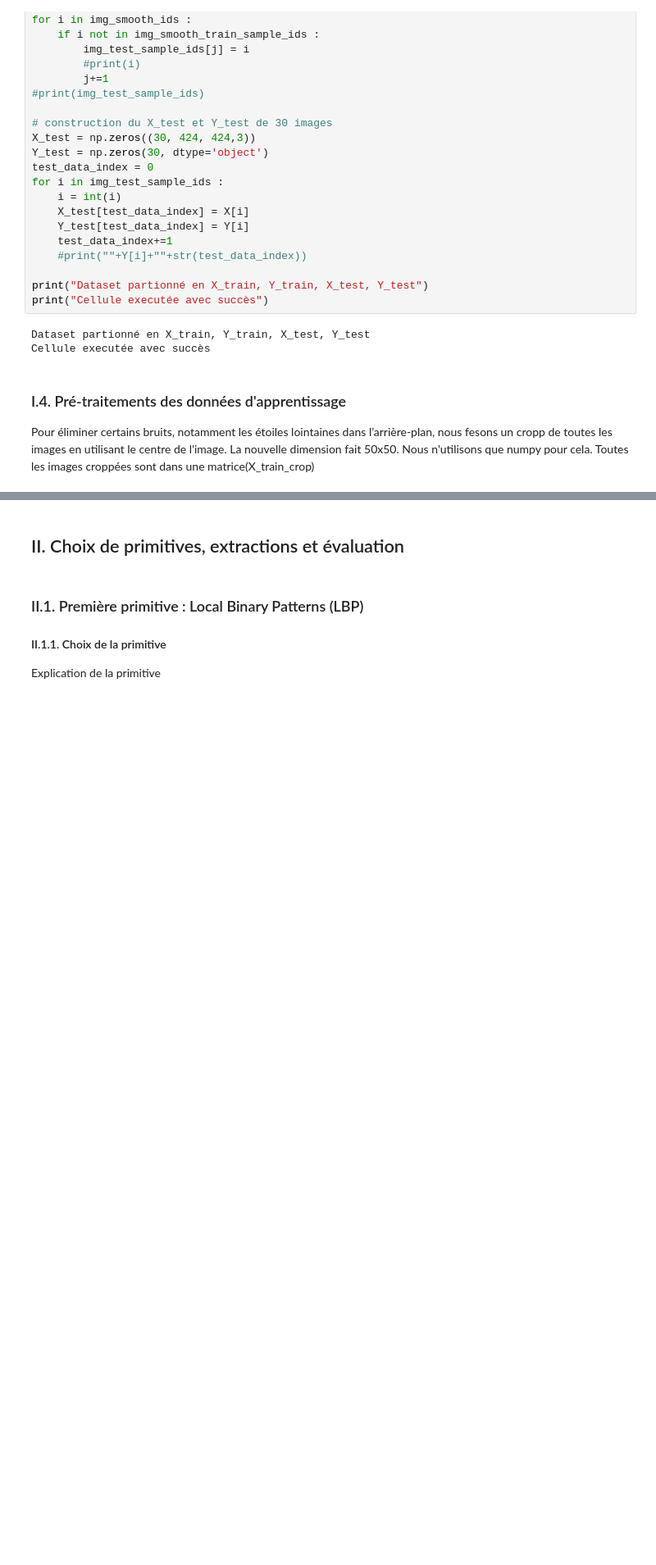
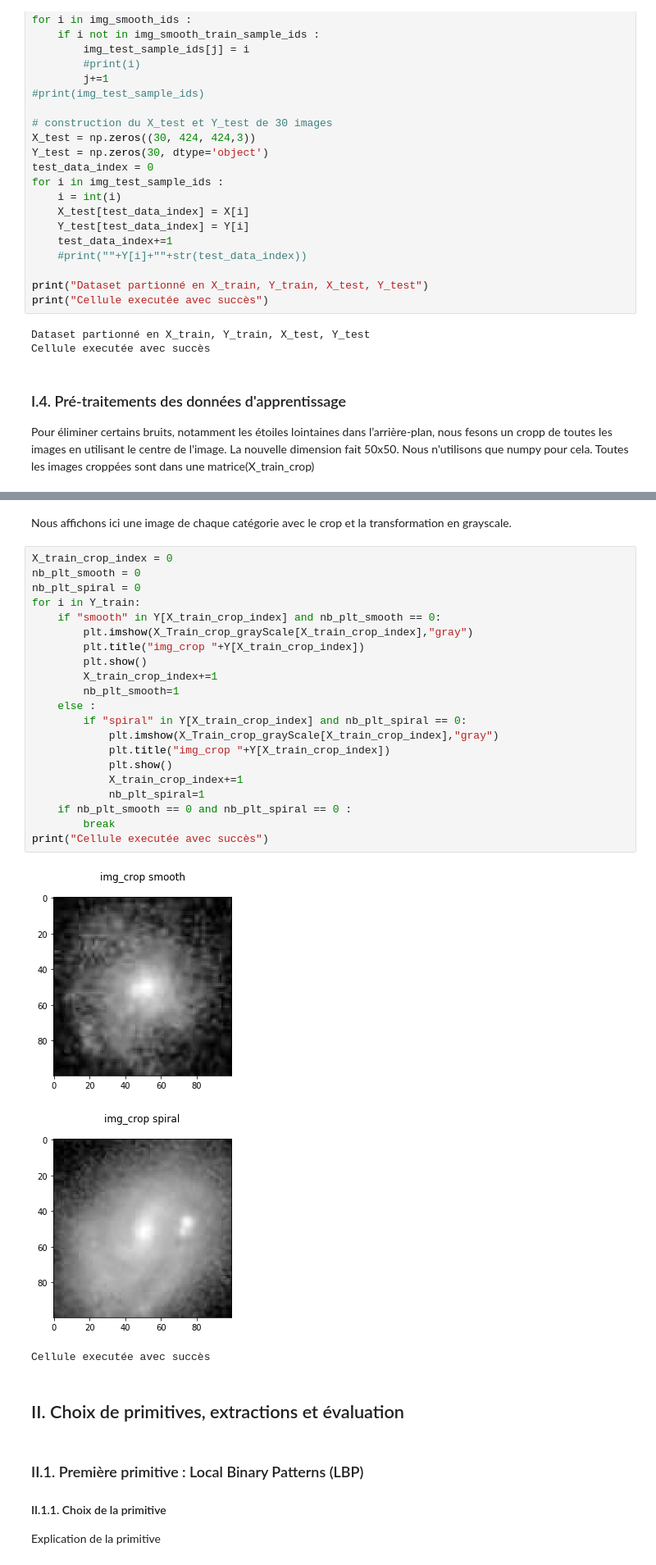
Before and after one commit to uvsq21501832/GIT_DEPOT_GTI770_TP01, a Jupyter notebook: TP01.ipynb, the cells around one changed output, grey strips where cells are left out. Shown: that part at 82% size. Saved outputs shown, nothing was run; the diff lists cells and outputs as text; blank space fills up the shorter version.

```diff
--- a/TP01.ipynb
+++ b/TP01.ipynb
@@ -244,4 +255,31 @@ print("Cellule executée avec succès")
 Cellule executée avec succès
+# %% [markdown]
+Nous affichons ici une image de chaque catégorie avec le crop et la transformation en grayscale.
+# %%
+X_train_crop_index = 0
+nb_plt_smooth = 0
+nb_plt_spiral = 0
+for i in Y_train:
+    if "smooth" in Y[X_train_crop_index] and nb_plt_smooth == 0:
+        plt.imshow(X_Train_crop_grayScale[X_train_crop_index],"gray")
+        plt.title("img_crop "+Y[X_train_crop_index])
+        plt.show()
+        X_train_crop_index+=1
+        nb_plt_smooth=1
+    else :
+        if "spiral" in Y[X_train_crop_index] and nb_plt_spiral == 0:
+            plt.imshow(X_Train_crop_grayScale[X_train_crop_index],"gray")
+            plt.title("img_crop "+Y[X_train_crop_index])
+            plt.show()
+            X_train_crop_index+=1
+            nb_plt_spiral=1
+    if nb_plt_smooth == 0 and nb_plt_spiral == 0 :
+        break
+print("Cellule executée avec succès")
+# %% [output]
+[figure, added]
+[figure, added]
+Cellule executée avec succès
 # %% [markdown]
 ## II. Choix de primitives, extractions et évaluation
 # %% [markdown]
```
Also changed, not shown: parts of 15 cells of this notebook.
